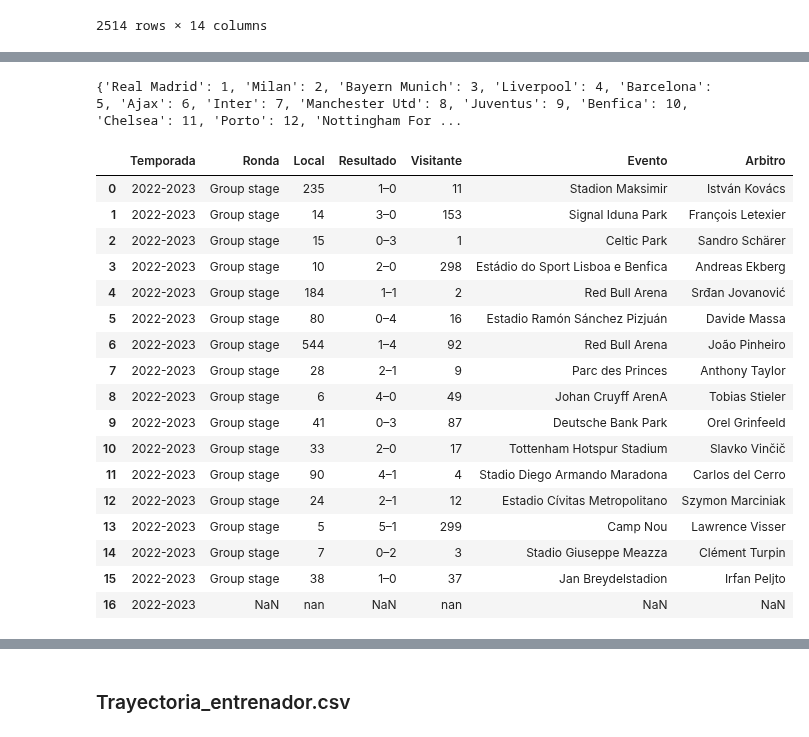
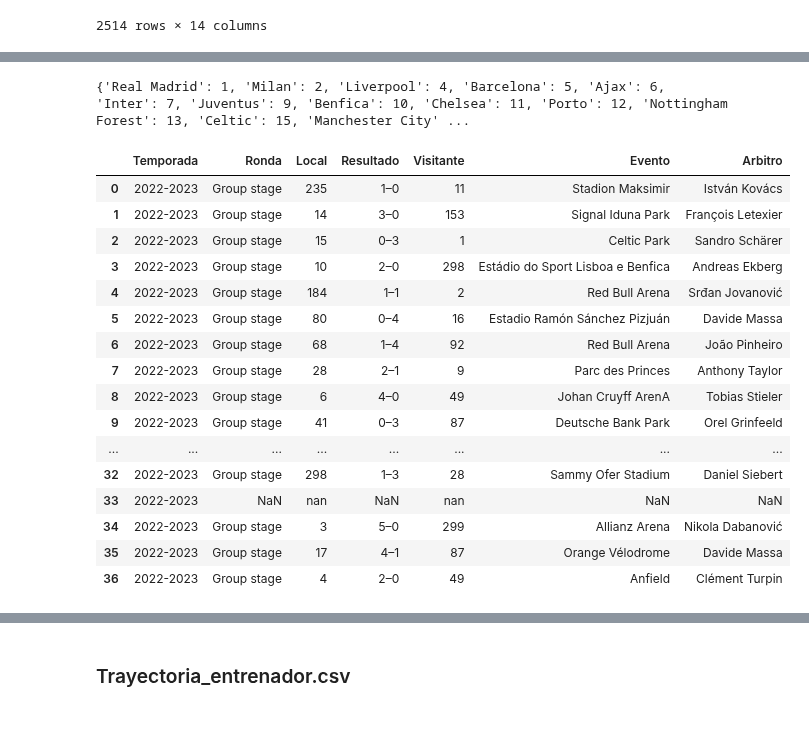
Before and after one commit to crltsnch/Champions_23-24, a Jupyter notebook: preparacion.ipynb, the cells around one changed output, grey strips where cells are left out. Saved outputs shown, nothing was run; the diff lists cells and outputs as text; code cells hidden in the pictures.

```diff
--- a/preparacion.ipynb
+++ b/preparacion.ipynb
@@ -176,52 +175,54 @@ claves_cambiadas = {'Borussia Dortmund': 'Dortmund', 'Deportivo de La Coruña':
                     'Spartak Moskva': 'Spartak Moscow', 'APOEL': 'APOEL FC', 'Maribor': 'NK Maribor', 'Leicester': 'Leicester City',
                     'Astana': 'FC Astana', 'FCSB': 'Steaua', 'Cluj': 'CFR Cluj', 'Žilina': 'MŠK Žilina',
                     'Girondins de Bordeaux': 'Bordeaux', 'Hamburger': 'Hamburger SV', 'Sparta Praha': 'Sparta Prague',
-                    'Petržalka': 'Artmedia', 'Manchester United': 'Manchester Utd', 'Shakhtar Donetsk': 'Shakhtar'}
+                    'Petržalka': 'Artmedia', 'Manchester United': 'Manchester Utd', 'Shakhtar Donetsk': 'Shakhtar', 'B68': 'B68 Toftir'}
 
-# Crear un nuevo diccionario combinando ambos
-nuevo_dic = {claves_cambiadas.get(k, k): v for k, v in diccionario_equipos.items()}
-print(nuevo_dic)
+for clave_antigua, clave_nueva in claves_cambiadas.items():
+    if clave_antigua in diccionario_equipos:
+        diccionario_equipos[clave_nueva] = diccionario_equipos.pop(clave_antigua)
+
+# Imprimir el diccionario actualizado
+print(diccionario_equipos)
 
 def obtener_id_equipo(nombre_equipo):
     # Buscar coincidencia exacta
-    if nombre_equipo in nuevo_dic:
-        return nuevo_dic[nombre_equipo]
+    if nombre_equipo in diccionario_equipos:
+        return diccionario_equipos[nombre_equipo]
 
     # Buscar coincidencias cercanas
-    matches = get_close_matches(nombre_equipo, nuevo_dic.keys(), n=1, cutoff=0.8)
+    matches = get_close_matches(nombre_equipo, diccionario_equipos.keys(), n=1, cutoff=0.8)
     if matches:
-        return nuevo_dic[matches[0]]
+        return diccionario_equipos[matches[0]]
 
     # Si no hay coincidencia, devolver el nombre original
     return nombre_equipo
 
 df3['Local'] = df3['Local'].astype(str)
 df3['Visitante'] = df3['Visitante'].astype(str)
 
 # Aplicar la función a las columnas 'Local' y 'Visitante'
 df3['Local'] = df3['Local'].apply(obtener_id_equipo)
 df3['Visitante'] = df3['Visitante'].apply(obtener_id_equipo)
 
 
 # Imprimir el DataFrame actualizado
-df3.head(17)
+df3.head(37)
 # %% [output]
-{'Real Madrid': 1, 'Milan': 2, 'Bayern Munich': 3, 'Liverpool': 4, 'Barcelona': 5, 'Ajax': 6, 'Inter': 7, 'Manchester Utd': 8, 'Juventus': 9, 'Benfica': 10, 'Chelsea': 11, 'Porto': 12, 'Nottingham For ...
+{'Real Madrid': 1, 'Milan': 2, 'Liverpool': 4, 'Barcelona': 5, 'Ajax': 6, 'Inter': 7, 'Juventus': 9, 'Benfica': 10, 'Chelsea': 11, 'Porto': 12, 'Nottingham Forest': 13, 'Celtic': 15, 'Manchester City' ...
 |  | Temporada | Ronda | Local | Resultado | Visitante | Evento | Arbitro |
 | 0 | 2022-2023 | Group stage | 235 | 1–0 | 11 | Stadion Maksimir | István Kovács |
 | 1 | 2022-2023 | Group stage | 14 | 3–0 | 153 | Signal Iduna Park | François Letexier |
 | 2 | 2022-2023 | Group stage | 15 | 0–3 | 1 | Celtic Park | Sandro Schärer |
 | 3 | 2022-2023 | Group stage | 10 | 2–0 | 298 | Estádio do Sport Lisboa e Benfica | Andreas Ekberg |
 | 4 | 2022-2023 | Group stage | 184 | 1–1 | 2 | Red Bull Arena | Srđan Jovanović |
 | 5 | 2022-2023 | Group stage | 80 | 0–4 | 16 | Estadio Ramón Sánchez Pizjuán | Davide Massa |
-| 6 | 2022-2023 | Group stage | 544 | 1–4 | 92 | Red Bull Arena | João Pinheiro |
+| 6 | 2022-2023 | Group stage | 68 | 1–4 | 92 | Red Bull Arena | João Pinheiro |
 | 7 | 2022-2023 | Group stage | 28 | 2–1 | 9 | Parc des Princes | Anthony Taylor |
 | 8 | 2022-2023 | Group stage | 6 | 4–0 | 49 | Johan Cruyff ArenA | Tobias Stieler |
 | 9 | 2022-2023 | Group stage | 41 | 0–3 | 87 | Deutsche Bank Park | Orel Grinfeeld |
-| 10 | 2022-2023 | Group stage | 33 | 2–0 | 17 | Tottenham Hotspur Stadium | Slavko Vinčič |
-| 11 | 2022-2023 | Group stage | 90 | 4–1 | 4 | Stadio Diego Armando Maradona | Carlos del Cerro |
-| 12 | 2022-2023 | Group stage | 24 | 2–1 | 12 | Estadio Cívitas Metropolitano | Szymon Marciniak |
-| 13 | 2022-2023 | Group stage | 5 | 5–1 | 299 | Camp Nou | Lawrence Visser |
-| 14 | 2022-2023 | Group stage | 7 | 0–2 | 3 | Stadio Giuseppe Meazza | Clément Turpin |
-| 15 | 2022-2023 | Group stage | 38 | 1–0 | 37 | Jan Breydelstadion | Irfan Peljto |
-| 16 | 2022-2023 | NaN | nan | NaN | nan | NaN | NaN |
+| ... | ... | ... | ... | ... | ... | ... | ... |
+| 32 | 2022-2023 | Group stage | 298 | 1–3 | 28 | Sammy Ofer Stadium | Daniel Siebert |
+| 33 | 2022-2023 | NaN | nan | NaN | nan | NaN | NaN |
+| 34 | 2022-2023 | Group stage | 3 | 5–0 | 299 | Allianz Arena | Nikola Dabanović |
+| 35 | 2022-2023 | Group stage | 17 | 4–1 | 87 | Orange Vélodrome | Davide Massa |
+| 36 | 2022-2023 | Group stage | 4 | 2–0 | 49 | Anfield | Clément Turpin |
```
Also changed, not shown: parts of 3 cells of this notebook.
